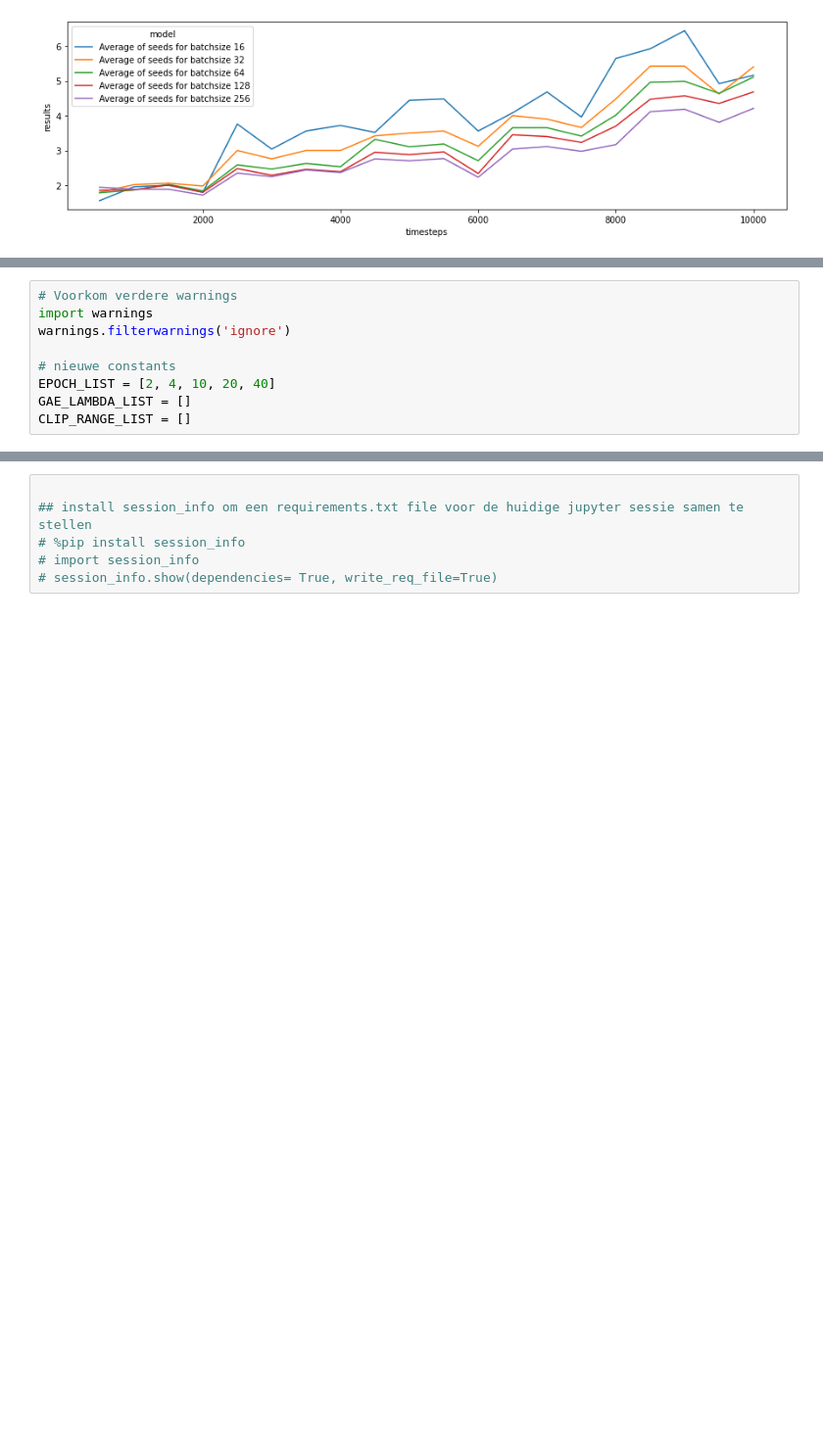
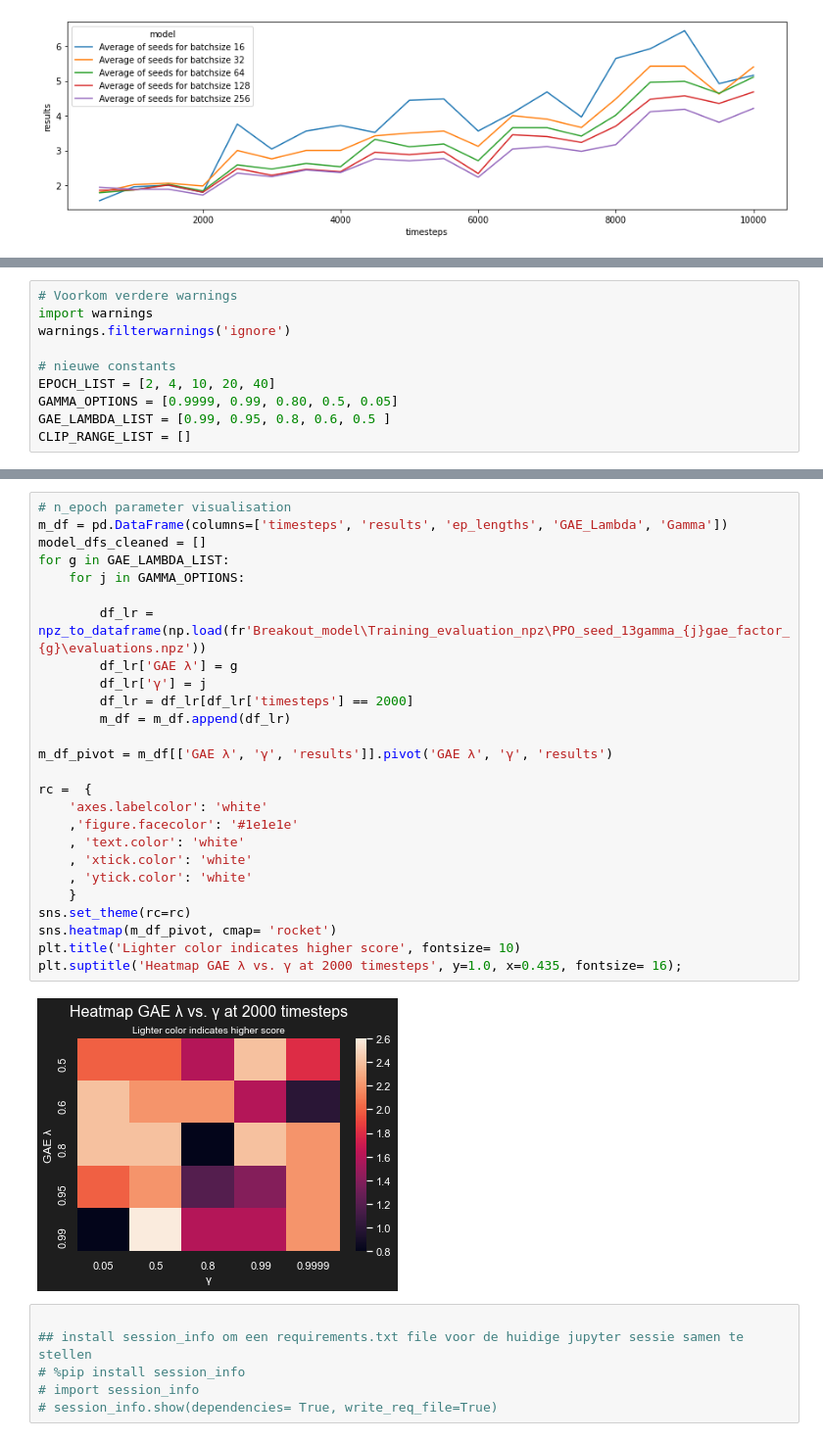
Before and after one commit to MaelvanDijk/PfDS, a Jupyter notebook: RL.ipynb, the cells around one changed output, grey strips where cells are left out. Shown at 98% size. Drawn from its saved outputs; the diff is of its cells as text; blank space fills up the shorter version.

Commit message:
visualized gae_lambda effect

```diff
--- a/RL.ipynb
+++ b/RL.ipynb
@@ -1426,6 +1410,7 @@ warnings.filterwarnings('ignore')
 
 # nieuwe constants
 EPOCH_LIST = [2, 4, 10, 20, 40]
-GAE_LAMBDA_LIST = []
+GAMMA_OPTIONS = [0.9999, 0.99, 0.80, 0.5, 0.05]
+GAE_LAMBDA_LIST = [0.99, 0.95, 0.8, 0.6, 0.5 ]
 CLIP_RANGE_LIST = []
 # %%
@@ -1531,3 +1591,31 @@ PPO_model_batchsize_comparison.savefig(r'visualisatie\PPO_model_n_epochs_compari
+# %%
+# n_epoch parameter visualisation
+m_df = pd.DataFrame(columns=['timesteps', 'results', 'ep_lengths', 'GAE_Lambda', 'Gamma'])
+model_dfs_cleaned = []
+for g in GAE_LAMBDA_LIST:
+    for j in GAMMA_OPTIONS:
+
+        df_lr = npz_to_dataframe(np.load(fr'Breakout_model\Training_evaluation_npz\PPO_seed_13gamma_{j}gae_factor_{g}\evaluations.npz'))
+        df_lr['GAE λ'] = g
+        df_lr['γ'] = j
+        df_lr = df_lr[df_lr['timesteps'] == 2000]
+        m_df = m_df.append(df_lr)
+
+m_df_pivot = m_df[['GAE λ', 'γ', 'results']].pivot('GAE λ', 'γ', 'results')
+
+rc =  {
+    'axes.labelcolor': 'white'
+    ,'figure.facecolor': '#1e1e1e'
+    , 'text.color': 'white'
+    , 'xtick.color': 'white'
+    , 'ytick.color': 'white'
+    }
+sns.set_theme(rc=rc)
+sns.heatmap(m_df_pivot, cmap= 'rocket')
+plt.title('Lighter color indicates higher score', fontsize= 10)
+plt.suptitle('Heatmap GAE λ vs. γ at 2000 timesteps', y=1.0, x=0.435, fontsize= 16);
+# %% [output]
+[figure, added]
 # %%
 
 ## install session_info om een requirements.txt file voor de huidige jupyter sessie samen te stellen
```
Also changed, not shown: parts of 7 cells of this notebook, 34 other files.
